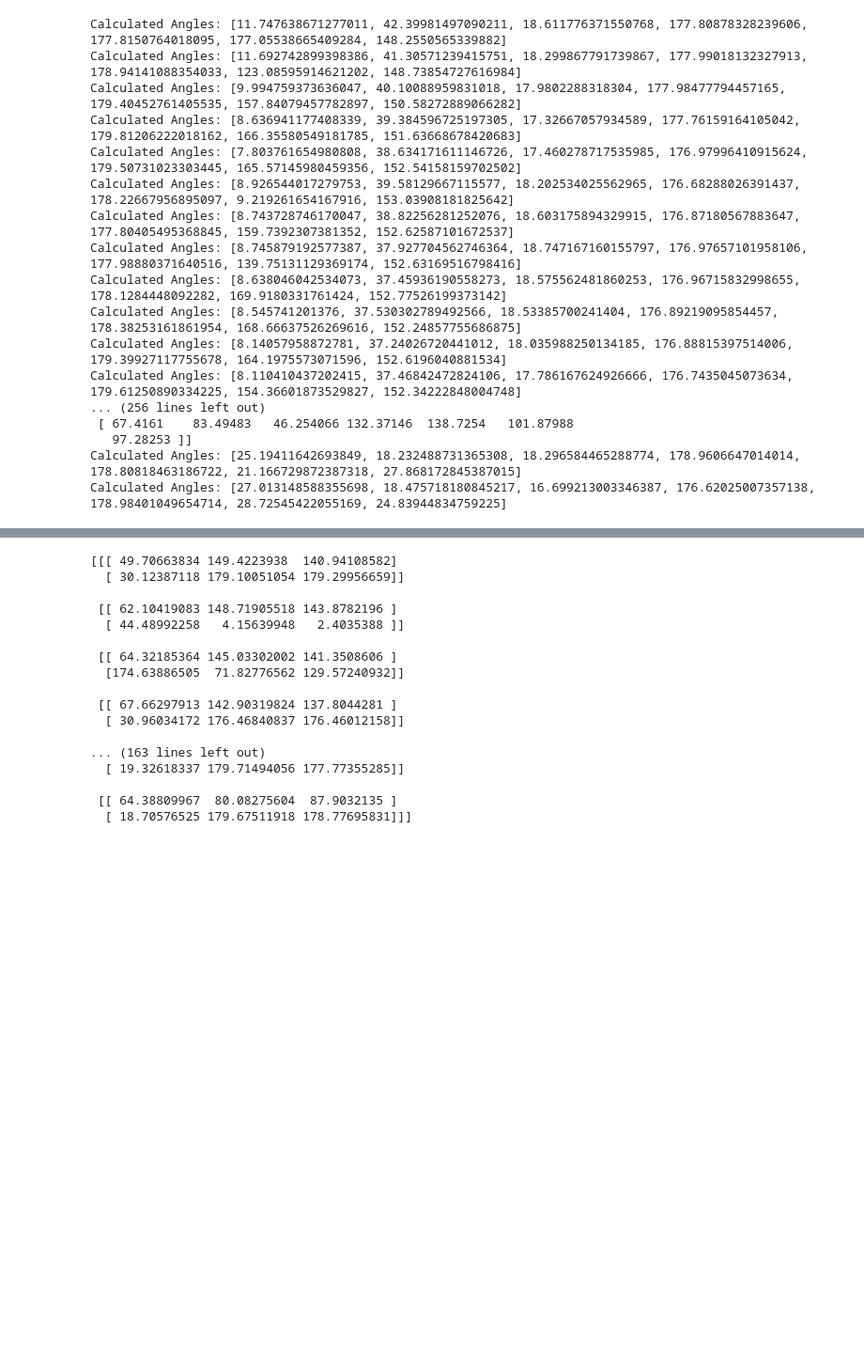
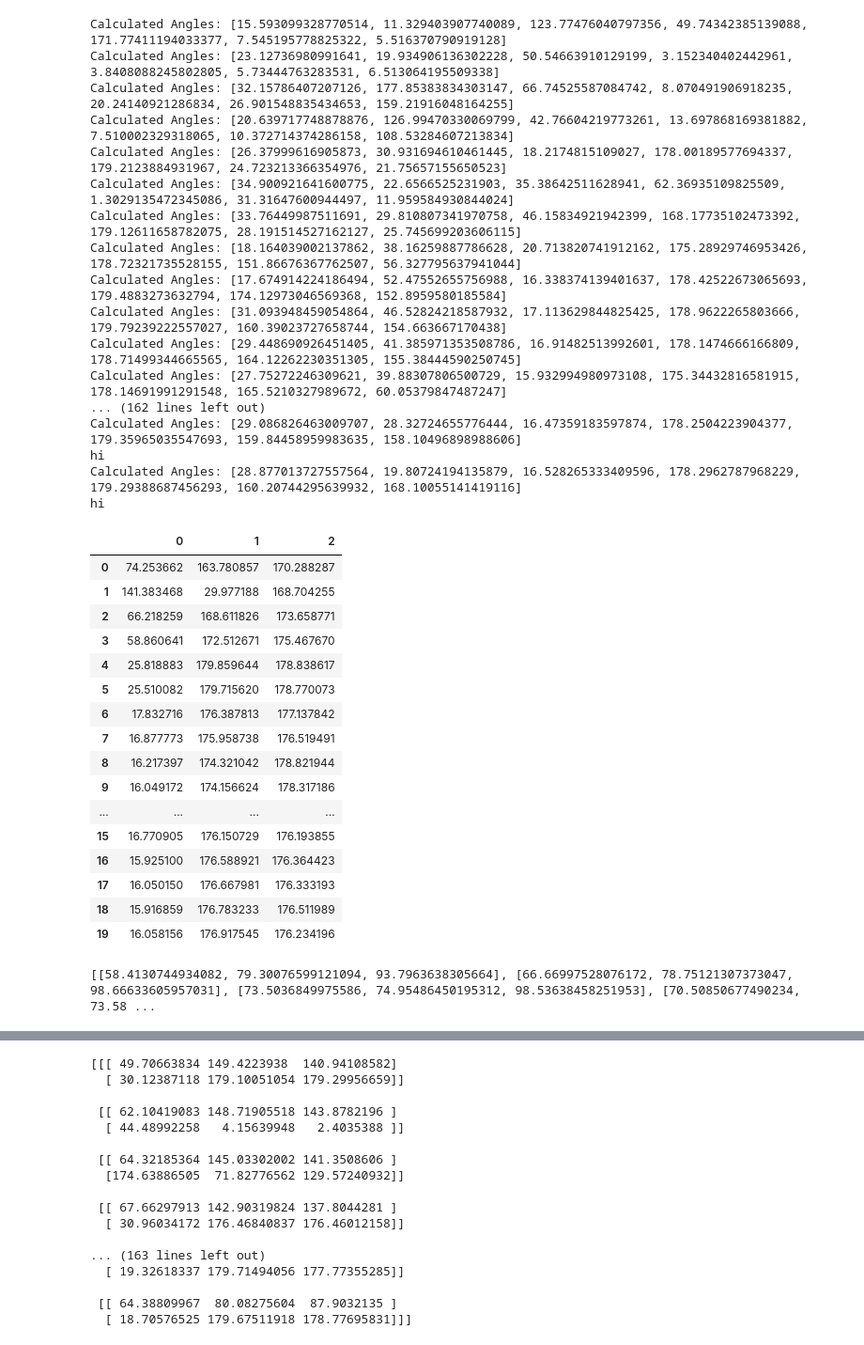
Before and after one commit to siddzzshetty/Rehabilitation-System, a Jupyter notebook: cv (2) (1).ipynb, the cells around one changed output, grey strips where cells are left out. Shown at 94% size. Drawn from its saved outputs; the diff is of its cells as text; code cells hidden in the pictures; blank space fills up the shorter version.

Commit message:
20x7 list of tuples, focus angle in real-time

```diff
--- a/cv (2) (1).ipynb
+++ b/cv (2) (1).ipynb
@@ -33,7 +33,7 @@ device = torch.device("cuda" if torch.cuda.is_available() else "cpu")
 # Load the LSTM model
 
 
-lstm_model = torch.jit.load(r'D:\PROGRAMMING\New folder\Rehabilitation-System\model_path\model_squats_scripted.pt')
+lstm_model = torch.jit.load(r'model_path/model_squats_scripted.pt')#for linux relative path
 lstm_model.eval()
 # Initialize MediaPipe pose
 mp_drawing = mp.solutions.drawing_utils
@@ -59,7 +59,7 @@ real_time_storage = []
 frame_count = 0
 collecting_real_time = False #this is a flag.false-during prediction, true-calculating real time values.
 predicted_vs_real_storage = []
-
+focus_angles=[]
 
 with mp_pose.Pose(min_detection_confidence=0.5, min_tracking_confidence=0.5, model_complexity=2) as pose:
     while cap.isOpened():
@@ -154,10 +154,18 @@ with mp_pose.Pose(min_detection_confidence=0.5, min_tracking_confidence=0.5, mod
 
             # Collecting real-time frames(it checks if 20 new angles are appended,later forms paird of predictions and their actual angles)
             if collecting_real_time:#if flag is true
+                print("hi")
                 real_time_storage.append(angles)
                 if len(real_time_storage) == 20:
-                    for pred, real in zip(predicted_angles, real_time_storage):#pairs predicted and real time values of same frame
-                        predicted_vs_real_storage.append((pred, real))
+                    predicted_vs_real_storage.append((predicted_angles.copy(), real_time_storage.copy()))
+                    #slicing specific angles pred and actual vales
+                    predicted_focus = [[pred[2:5].tolist() for pred in group[0]]for group in predicted_vs_real_storage]
+                    real_focus =[[real[2:5] for real in group[1]] for group in predicted_vs_real_storage]
+
+                    # Store the focus angles in real time
+                    focus_angles = list(zip(predicted_focus, real_focus))
+
+                    # print(f"Focus angles:{focus_angles}")
                     collecting_real_time = False #reset to false so that next prediction cycle starts
                     real_time_storage = []
 
@@ -189,20 +197,41 @@ with mp_pose.Pose(min_detection_confidence=0.5, min_tracking_confidence=0.5, mod
 cap.release()
 cv2.destroyAllWindows()
 # %% [output]
-Calculated Angles: [11.747638671277011, 42.39981497090211, 18.611776371550768, 177.80878328239606, 177.8150764018095, 177.05538665409284, 148.2550565339882]
-Calculated Angles: [11.692742899398386, 41.30571239415751, 18.299867791739867, 177.99018132327913, 178.94141088354033, 123.08595914621202, 148.73854727616984]
-Calculated Angles: [9.994759373636047, 40.10088959831018, 17.9802288318304, 177.98477794457165, 179.40452761405535, 157.84079457782897, 150.58272889066282]
-Calculated Angles: [8.636941177408339, 39.384596725197305, 17.32667057934589, 177.76159164105042, 179.81206222018162, 166.35580549181785, 151.63668678420683]
-Calculated Angles: [7.803761654980808, 38.634171611146726, 17.460278717535985, 176.97996410915624, 179.50731023303445, 165.57145980459356, 152.54158159702502]
-Calculated Angles: [8.926544017279753, 39.58129667115577, 18.202534025562965, 176.68288026391437, 178.22667956895097, 9.219261654167916, 153.03908181825642]
-Calculated Angles: [8.743728746170047, 38.82256281252076, 18.603175894329915, 176.87180567883647, 177.80405495368845, 159.7392307381352, 152.62587101672537]
-Calculated Angles: [8.745879192577387, 37.927704562746364, 18.747167160155797, 176.97657101958106, 177.98880371640516, 139.75131129369174, 152.63169516798416]
-Calculated Angles: [8.638046042534073, 37.45936190558273, 18.575562481860253, 176.96715832998655, 178.1284448092282, 169.9180331761424, 152.77526199373142]
-Calculated Angles: [8.545741201376, 37.530302789492566, 18.53385700241404, 176.89219095854457, 178.38253161861954, 168.66637526269616, 152.24857755686875]
-Calculated Angles: [8.14057958872781, 37.24026720441012, 18.035988250134185, 176.88815397514006, 179.39927117755678, 164.1975573071596, 152.6196040881534]
-Calculated Angles: [8.110410437202415, 37.46842472824106, 17.786167624926666, 176.7435045073634, 179.61250890334225, 154.36601873529827, 152.34222848004748]
-... (256 lines left out)
- [ 67.4161    83.49483   46.254066 132.37146  138.7254   101.87988
-   97.28253 ]]
-Calculated Angles: [25.19411642693849, 18.232488731365308, 18.296584465288774, 178.9606647014014, 178.80818463186722, 21.166729872387318, 27.868172845387015]
-Calculated Angles: [27.013148588355698, 18.475718180845217, 16.699213003346387, 176.62025007357138, 178.98401049654714, 28.72545422055169, 24.83944834759225]
+Calculated Angles: [15.593099328770514, 11.329403907740089, 123.77476040797356, 49.74342385139088, 171.77411194033377, 7.545195778825322, 5.516370790919128]
+Calculated Angles: [23.12736980991641, 19.934906136302228, 50.54663910129199, 3.152340402442961, 3.8408088245802805, 5.73444763283531, 6.513064195509338]
+Calculated Angles: [32.15786407207126, 177.85383834303147, 66.74525587084742, 8.070491906918235, 20.24140921286834, 26.901548835434653, 159.21916048164255]
+Calculated Angles: [20.639717748878876, 126.99470330069799, 42.76604219773261, 13.697868169381882, 7.510002329318065, 10.372714374286158, 108.53284607213834]
+Calculated Angles: [26.37999616905873, 30.931694610461445, 18.2174815109027, 178.00189577694337, 179.2123884931967, 24.723213366354976, 21.75657155650523]
+Calculated Angles: [34.900921641600775, 22.6566525231903, 35.38642511628941, 62.36935109825509, 1.3029135472345086, 31.31647600944497, 11.959584930844024]
+Calculated Angles: [33.76449987511691, 29.810807341970758, 46.15834921942399, 168.17735102473392, 179.12611658782075, 28.191514527162127, 25.745699203606115]
+Calculated Angles: [18.164039002137862, 38.16259887786628, 20.713820741912162, 175.28929746953426, 178.72321735528155, 151.86676367762507, 56.327795637941044]
+Calculated Angles: [17.674914224186494, 52.47552655756988, 16.338374139401637, 178.42522673065693, 179.4883273632794, 174.12973046569368, 152.8959580185584]
+Calculated Angles: [31.093948459054864, 46.52824218587932, 17.113629844825425, 178.9622265803666, 179.79239222557027, 160.39023727658744, 154.663667170438]
+Calculated Angles: [29.448690926451405, 41.385971353508786, 16.91482513992601, 178.1474666166809, 178.71499344665565, 164.12262230351305, 155.38444590250745]
+Calculated Angles: [27.75272246309621, 39.88307806500729, 15.932994980973108, 175.34432816581915, 178.14691991291548, 165.5210327989672, 60.05379847487247]
+... (162 lines left out)
+Calculated Angles: [29.086826463009707, 28.32724655776444, 16.47359183597874, 178.2504223904377, 179.35965035547693, 159.84458959983635, 158.10496898988606]
+hi
+Calculated Angles: [28.877013727557564, 19.80724194135879, 16.528265333409596, 178.2962787968229, 179.29388687456293, 160.20744295639932, 168.10055141419116]
+hi
+# %%
+import pandas as pd
+pd.DataFrame(focus_angles[0][1])
+# %% [output]
+|  | 0 | 1 | 2 |
+| 0 | 74.253662 | 163.780857 | 170.288287 |
+| 1 | 141.383468 | 29.977188 | 168.704255 |
+| 2 | 66.218259 | 168.611826 | 173.658771 |
+| 3 | 58.860641 | 172.512671 | 175.467670 |
+| 4 | 25.818883 | 179.859644 | 178.838617 |
+| 5 | 25.510082 | 179.715620 | 178.770073 |
+| 6 | 17.832716 | 176.387813 | 177.137842 |
+| 7 | 16.877773 | 175.958738 | 176.519491 |
+| 8 | 16.217397 | 174.321042 | 178.821944 |
+| 9 | 16.049172 | 174.156624 | 178.317186 |
+| ... | ... | ... | ... |
+| 15 | 16.770905 | 176.150729 | 176.193855 |
+| 16 | 15.925100 | 176.588921 | 176.364423 |
+| 17 | 16.050150 | 176.667981 | 176.333193 |
+| 18 | 15.916859 | 176.783233 | 176.511989 |
+| 19 | 16.058156 | 176.917545 | 176.234196 |
@@ -209,3 +240,8 @@ Calculated Angles: [27.013148588355698, 18.475718180845217, 16.699213003346387,
+# %%
+len(focus_angles[0][0][0])
+print(focus_angles[0][0])
+# %% [output]
+[[58.4130744934082, 79.30076599121094, 93.7963638305664], [66.66997528076172, 78.75121307373047, 98.66633605957031], [73.5036849975586, 74.95486450195312, 98.53638458251953], [70.50850677490234, 73.58 ...
 # %%
 #this is for my check in output
 print("Stored Predicted vs Real-Time Angle Pairs:")
```
Also changed, not shown: parts of 2 cells of this notebook.
